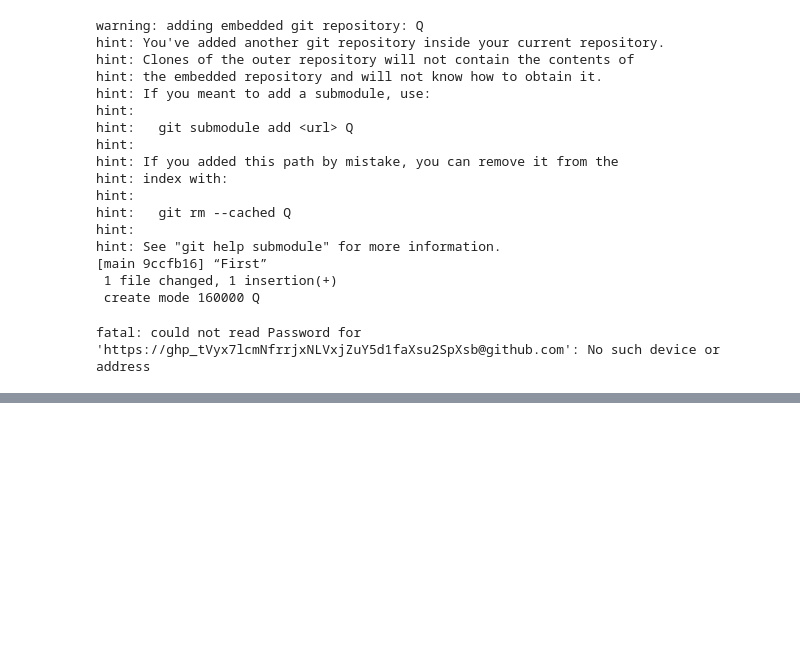
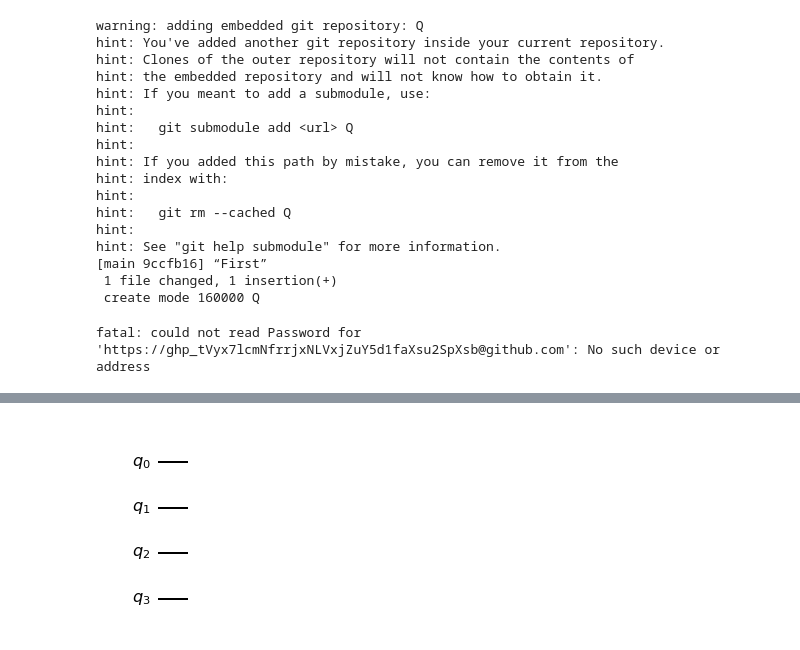
Before and after one commit to InfernoOfYaSoul/Q, a Jupyter notebook: DY.ipynb, the cells around one changed output, grey strips where cells are left out. Cells and saved outputs as stored; diff of their text form; code cells hidden in the pictures; blank space fills up the shorter version.

```diff
--- a/DY.ipynb
+++ b/DY.ipynb
@@ -64,0 +73,13 @@ fatal: could not read Password for 'https://ghp_tVyx7lcmNfrrjxNLVxjZuY5d1faXsu2S
+# %%
+# set the length of the n-bit input string.
+n = 3
+
+const_oracle = QuantumCircuit(n+1)
+
+output = np.random.randint(2)
+if output == 1:
+    const_oracle.x(n)
+
+const_oracle.draw('mpl')
+# %% [output]
+[figure, added]
```
Also changed, not shown: parts of 12 cells of this notebook.
